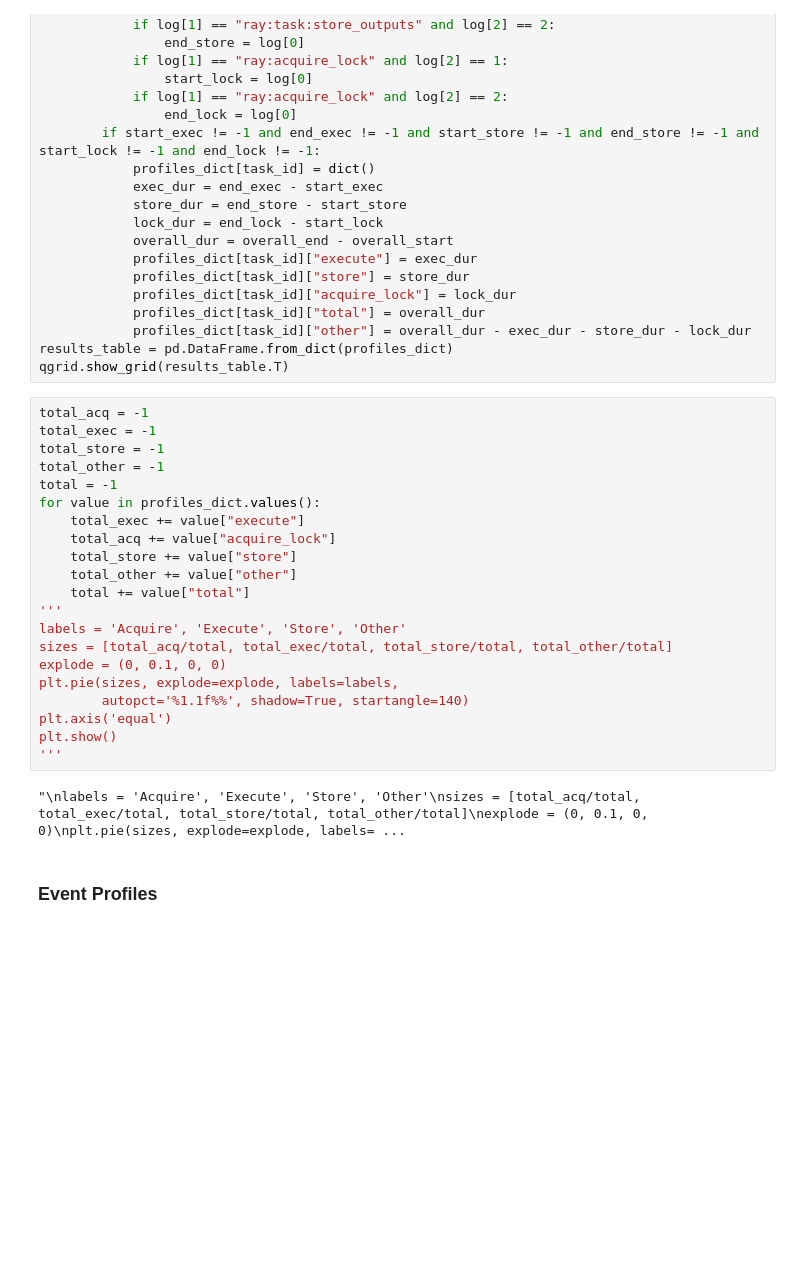
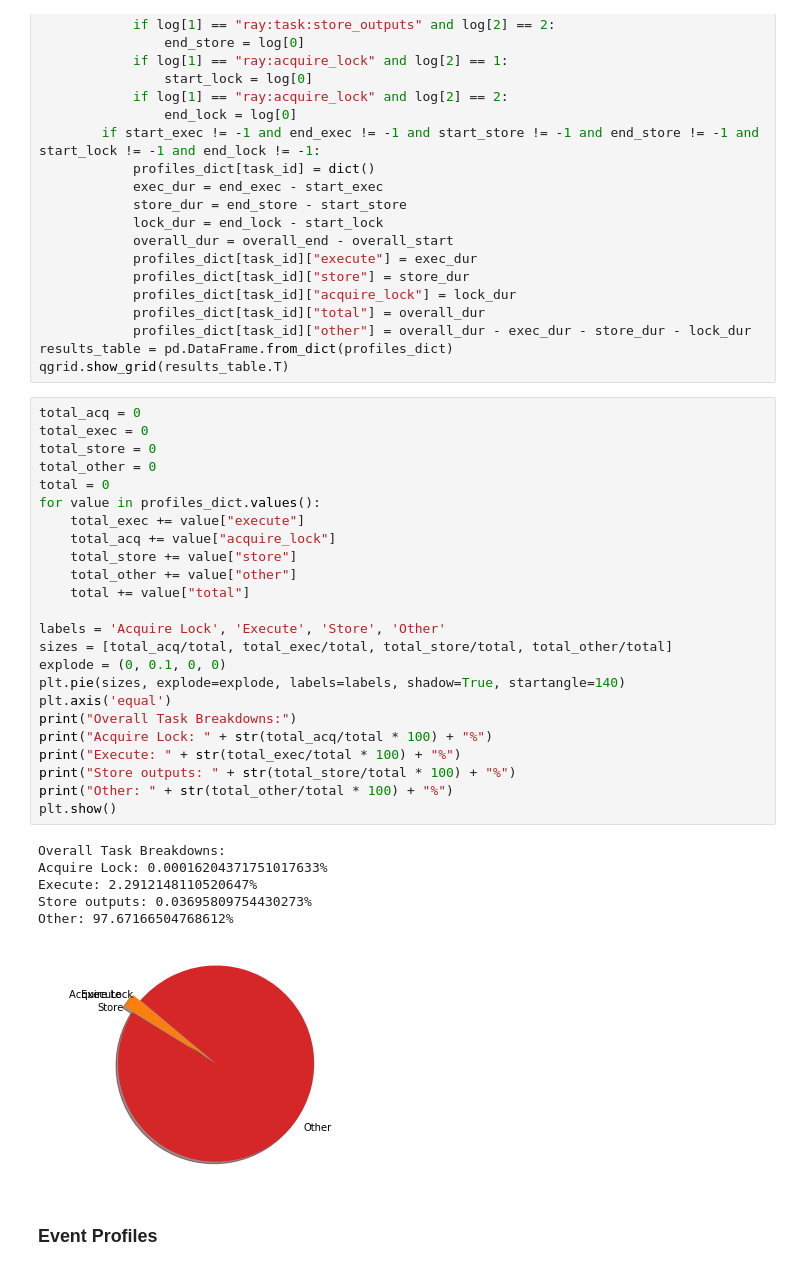
Before and after one commit to Cazeho/ray_pandas, a Jupyter notebook: WebUI.ipynb, the cells around one changed output. Cells and saved outputs as stored; diff of their text form; blank space fills up the shorter version.

```diff
--- a/WebUI.ipynb
+++ b/WebUI.ipynb
@@ -187,28 +211,36 @@ for task_id, profiles in task_profiles.items():
 results_table = pd.DataFrame.from_dict(profiles_dict)
 qgrid.show_grid(results_table.T)
 # %%
-total_acq = -1
-total_exec = -1
-total_store = -1
-total_other = -1
-total = -1
+total_acq = 0
+total_exec = 0
+total_store = 0
+total_other = 0
+total = 0
 for value in profiles_dict.values():
     total_exec += value["execute"]
     total_acq += value["acquire_lock"]
     total_store += value["store"]
     total_other += value["other"]
     total += value["total"]
-'''
-labels = 'Acquire', 'Execute', 'Store', 'Other'
+
+labels = 'Acquire Lock', 'Execute', 'Store', 'Other'
 sizes = [total_acq/total, total_exec/total, total_store/total, total_other/total]
 explode = (0, 0.1, 0, 0)
-plt.pie(sizes, explode=explode, labels=labels,
-        autopct='%1.1f%%', shadow=True, startangle=140)
+plt.pie(sizes, explode=explode, labels=labels, shadow=True, startangle=140)
 plt.axis('equal')
+print("Overall Task Breakdowns:")
+print("Acquire Lock: " + str(total_acq/total * 100) + "%")
+print("Execute: " + str(total_exec/total * 100) + "%")
+print("Store outputs: " + str(total_store/total * 100) + "%")
+print("Other: " + str(total_other/total * 100) + "%")
 plt.show()
-'''
 # %% [output]
-"\nlabels = 'Acquire', 'Execute', 'Store', 'Other'\nsizes = [total_acq/total, total_exec/total, total_store/total, total_other/total]\nexplode = (0, 0.1, 0, 0)\nplt.pie(sizes, explode=explode, labels= ...
+Overall Task Breakdowns:
+Acquire Lock: 0.00016204371751017633%
+Execute: 2.2912148110520647%
+Store outputs: 0.03695809754430273%
+Other: 97.67166504768612%
+[figure, added]
 # %% [markdown]
 ### Event Profiles
 # %%
```
Also changed, not shown: parts of 12 cells of this notebook.
